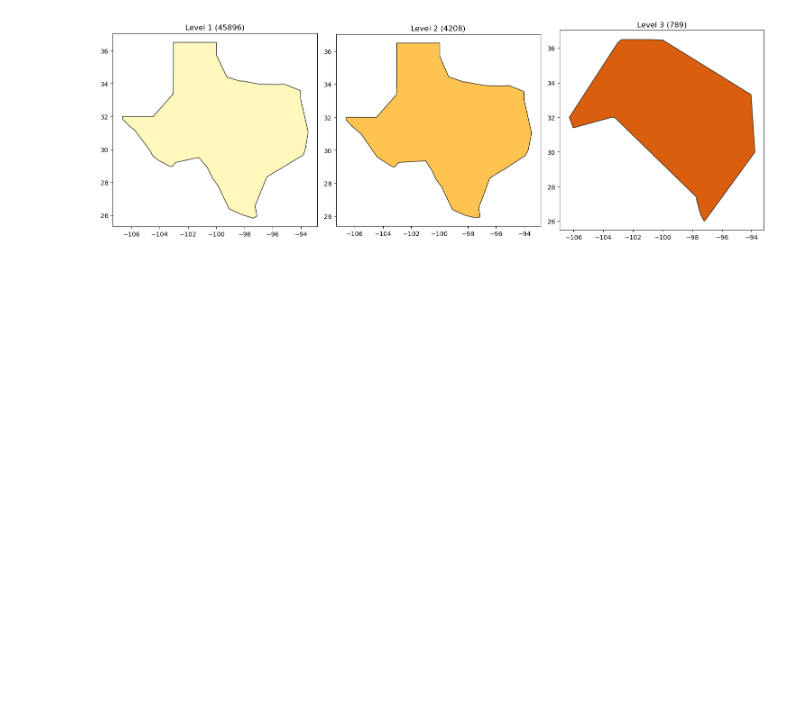
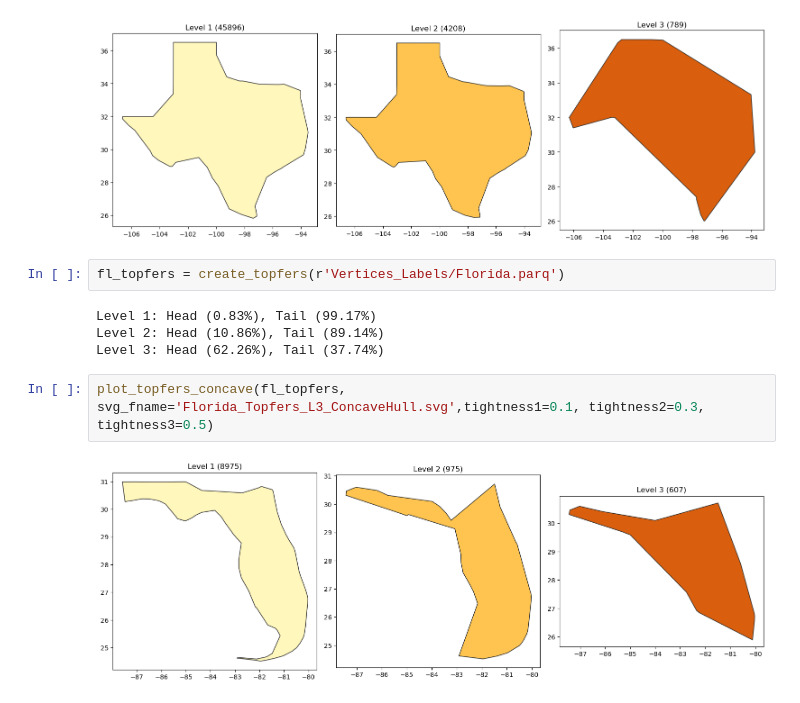
Before and after one commit to gangaraju09/map_generalisation_ml, a Jupyter notebook: Cart_Evaluation_DT_NN.ipynb, the cells around one changed output. Drawn from its saved outputs; the diff is of its cells as text; blank space fills up the shorter version.

```diff
--- a/Cart_Evaluation_DT_NN.ipynb
+++ b/Cart_Evaluation_DT_NN.ipynb
@@ -257,3 +233,13 @@ Level 3: Head (18.75%), Tail (81.25%)
 plot_topfers_concave(tx_topfers, svg_fname='Texas_Topfers_L3_ConcaveHull.svg', tightness3=0.7)
 # %% [output]
 [figure]
+# %%
+fl_topfers = create_topfers(r'Vertices_Labels/Florida.parq')
+# %% [output]
+Level 1: Head (0.83%), Tail (99.17%)
+Level 2: Head (10.86%), Tail (89.14%)
+Level 3: Head (62.26%), Tail (37.74%)
+# %%
+plot_topfers_concave(fl_topfers, svg_fname='Florida_Topfers_L3_ConcaveHull.svg',tightness1=0.1, tightness2=0.3, tightness3=0.5)
+# %% [output]
+[figure, added]
```
Also changed, not shown: parts of 10 cells of this notebook, 3 other files.
